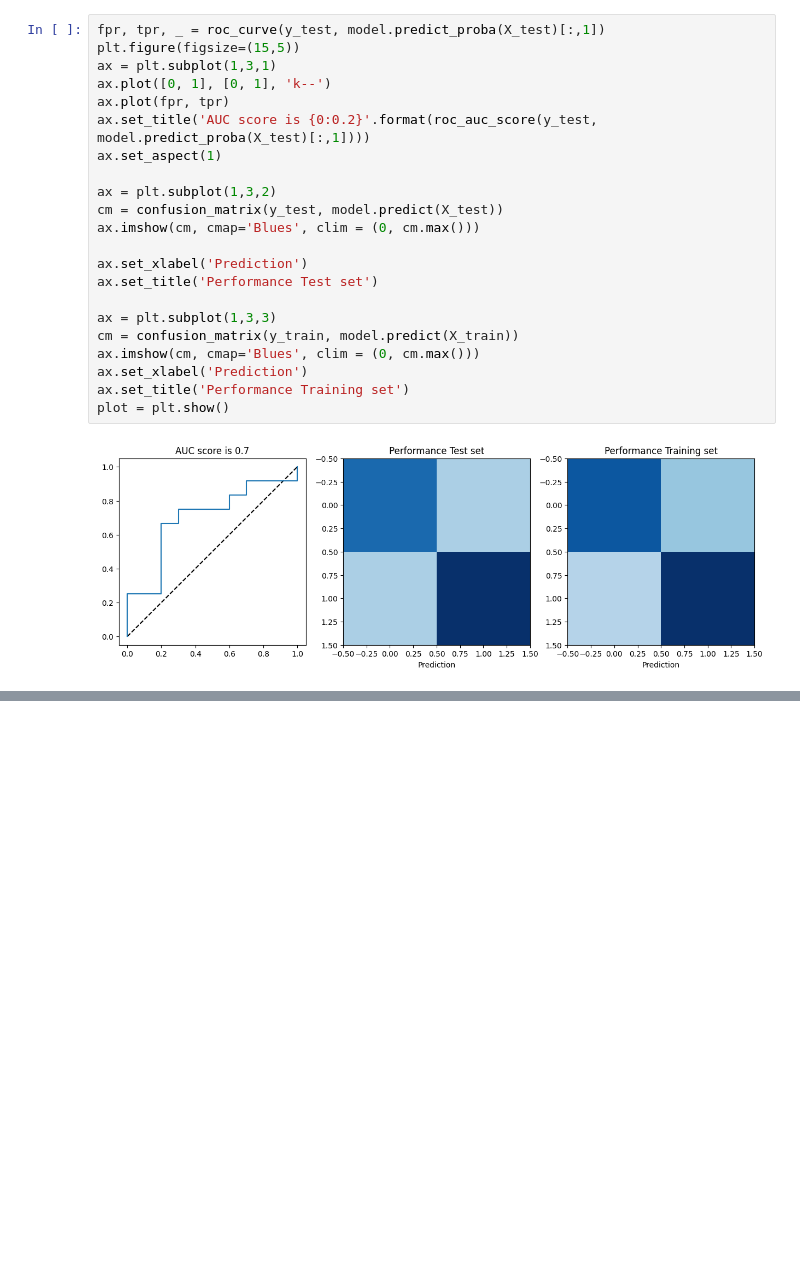
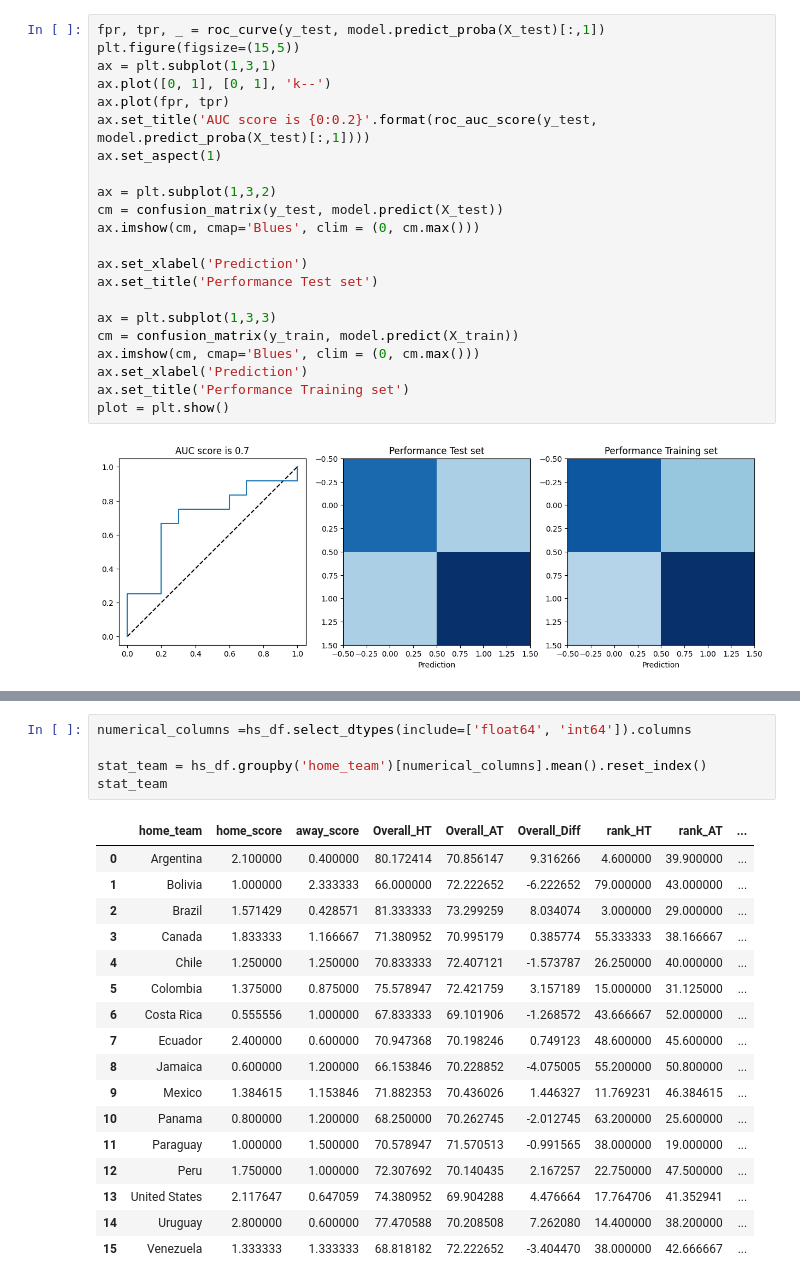
Before and after one commit to arielwendichansky/Copa-America-Model-2024, a Jupyter notebook: Copa_America_final_project.ipynb, the cells around one changed output, grey strips where cells are left out. Drawn from its saved outputs; the diff is of its cells as text; blank space fills up the shorter version.

```diff
--- a/Copa_America_final_project.ipynb
+++ b/Copa_America_final_project.ipynb
@@ -1795,0 +1805,23 @@ plot = plt.show()
+# %%
+numerical_columns =hs_df.select_dtypes(include=['float64', 'int64']).columns
+
+stat_team = hs_df.groupby('home_team')[numerical_columns].mean().reset_index()
+stat_team
+# %% [output]
+|  | home_team | home_score | away_score | Overall_HT | Overall_AT | Overall_Diff | rank_HT | rank_AT | ... |
+| 0 | Argentina | 2.100000 | 0.400000 | 80.172414 | 70.856147 | 9.316266 | 4.600000 | 39.900000 | ... |
+| 1 | Bolivia | 1.000000 | 2.333333 | 66.000000 | 72.222652 | -6.222652 | 79.000000 | 43.000000 | ... |
+| 2 | Brazil | 1.571429 | 0.428571 | 81.333333 | 73.299259 | 8.034074 | 3.000000 | 29.000000 | ... |
+| 3 | Canada | 1.833333 | 1.166667 | 71.380952 | 70.995179 | 0.385774 | 55.333333 | 38.166667 | ... |
+| 4 | Chile | 1.250000 | 1.250000 | 70.833333 | 72.407121 | -1.573787 | 26.250000 | 40.000000 | ... |
+| 5 | Colombia | 1.375000 | 0.875000 | 75.578947 | 72.421759 | 3.157189 | 15.000000 | 31.125000 | ... |
+| 6 | Costa Rica | 0.555556 | 1.000000 | 67.833333 | 69.101906 | -1.268572 | 43.666667 | 52.000000 | ... |
+| 7 | Ecuador | 2.400000 | 0.600000 | 70.947368 | 70.198246 | 0.749123 | 48.600000 | 45.600000 | ... |
+| 8 | Jamaica | 0.600000 | 1.200000 | 66.153846 | 70.228852 | -4.075005 | 55.200000 | 50.800000 | ... |
+| 9 | Mexico | 1.384615 | 1.153846 | 71.882353 | 70.436026 | 1.446327 | 11.769231 | 46.384615 | ... |
+| 10 | Panama | 0.800000 | 1.200000 | 68.250000 | 70.262745 | -2.012745 | 63.200000 | 25.600000 | ... |
+| 11 | Paraguay | 1.000000 | 1.500000 | 70.578947 | 71.570513 | -0.991565 | 38.000000 | 19.000000 | ... |
+| 12 | Peru | 1.750000 | 1.000000 | 72.307692 | 70.140435 | 2.167257 | 22.750000 | 47.500000 | ... |
+| 13 | United States | 2.117647 | 0.647059 | 74.380952 | 69.904288 | 4.476664 | 17.764706 | 41.352941 | ... |
+| 14 | Uruguay | 2.800000 | 0.600000 | 77.470588 | 70.208508 | 7.262080 | 14.400000 | 38.200000 | ... |
+| 15 | Venezuela | 1.333333 | 1.333333 | 68.818182 | 72.222652 | -3.404470 | 38.000000 | 42.666667 | ... |
```
Also changed, not shown: parts of 16 cells of this notebook.
